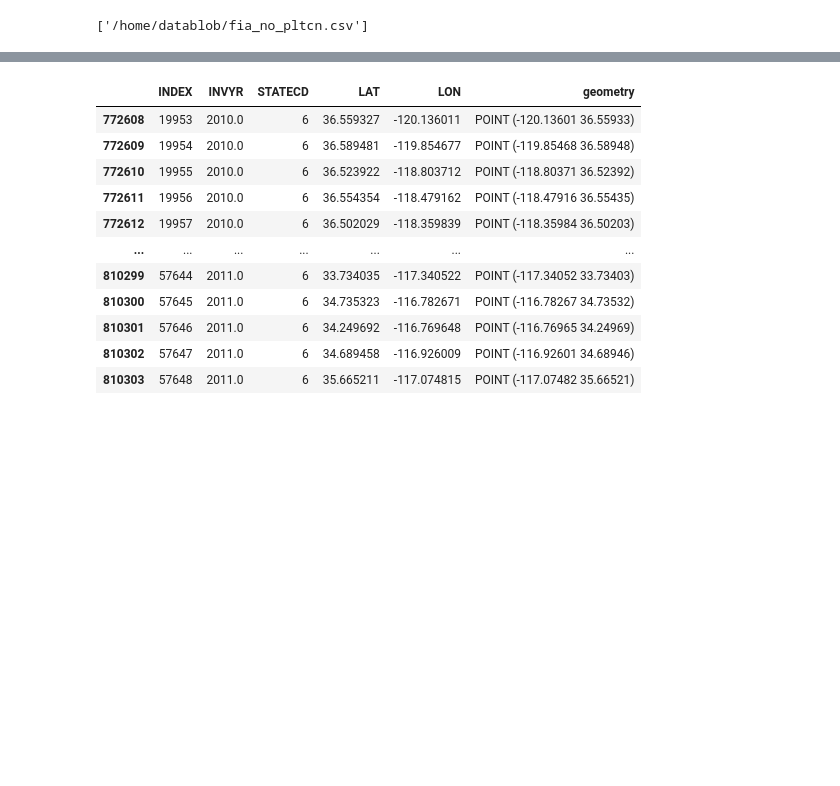
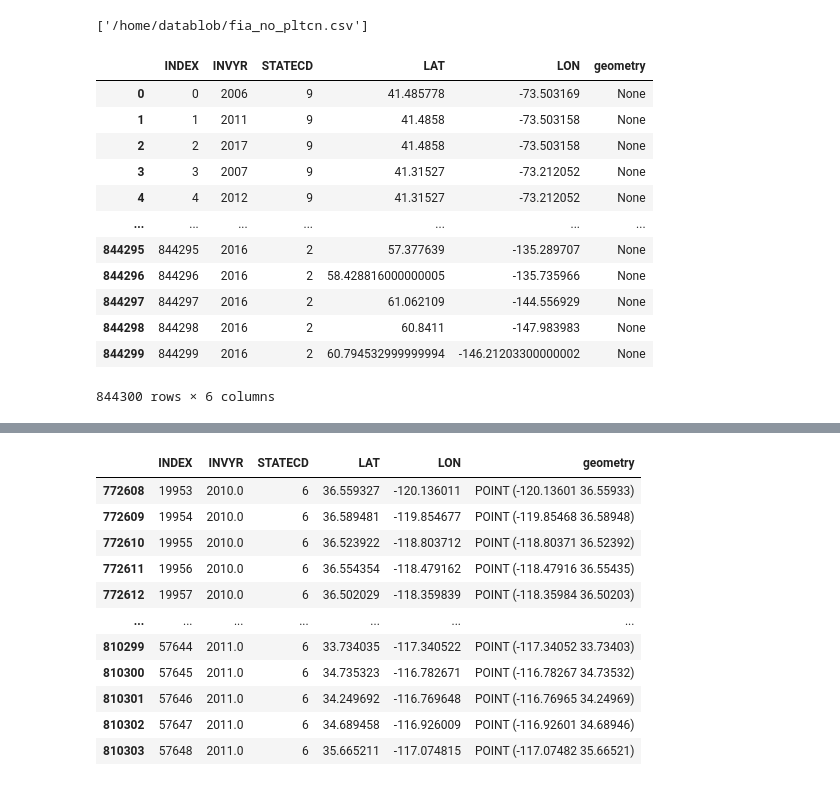
Before and after one commit to tonychang-cspinc/AIforEarth-Forest-Disturbance, a Jupyter notebook: notebooks/01-FIA-Data-Eval.ipynb, the cells around one changed output, grey strips where cells are left out. Saved outputs shown, nothing was run; the diff lists cells and outputs as text; code cells hidden in the pictures; blank space fills up the shorter version.

```diff
--- a/notebooks/01-FIA-Data-Eval.ipynb
+++ b/notebooks/01-FIA-Data-Eval.ipynb
@@ -20,6 +20,25 @@ pp = pprint.PrettyPrinter(indent=4,compact=True)
 pp.pprint(datafiles)
 # %% [output]
 ['/home/datablob/fia_no_pltcn.csv']
+# %%
+datafiles
+df = gpd.read_file(datafiles[0])
+# %%
+df
+# %% [output]
+|  | INDEX | INVYR | STATECD | LAT | LON | geometry |
+| 0 | 0 | 2006 | 9 | 41.485778 | -73.503169 | None |
+| 1 | 1 | 2011 | 9 | 41.4858 | -73.503158 | None |
+| 2 | 2 | 2017 | 9 | 41.4858 | -73.503158 | None |
+| 3 | 3 | 2007 | 9 | 41.31527 | -73.212052 | None |
+| 4 | 4 | 2012 | 9 | 41.31527 | -73.212052 | None |
+| ... | ... | ... | ... | ... | ... | ... |
+| 844295 | 844295 | 2016 | 2 | 57.377639 | -135.289707 | None |
+| 844296 | 844296 | 2016 | 2 | 58.428816000000005 | -135.735966 | None |
+| 844297 | 844297 | 2016 | 2 | 61.062109 | -144.556929 | None |
+| 844298 | 844298 | 2016 | 2 | 60.8411 | -147.983983 | None |
+| 844299 | 844299 | 2016 | 2 | 60.794532999999994 | -146.21203300000002 | None |
+844300 rows × 6 columns
 # %%
 #subset by STATECD
 df = gpd.read_file(datafiles[0])
```
Also changed, not shown: parts of 1 cell of this notebook, 1 other file.
